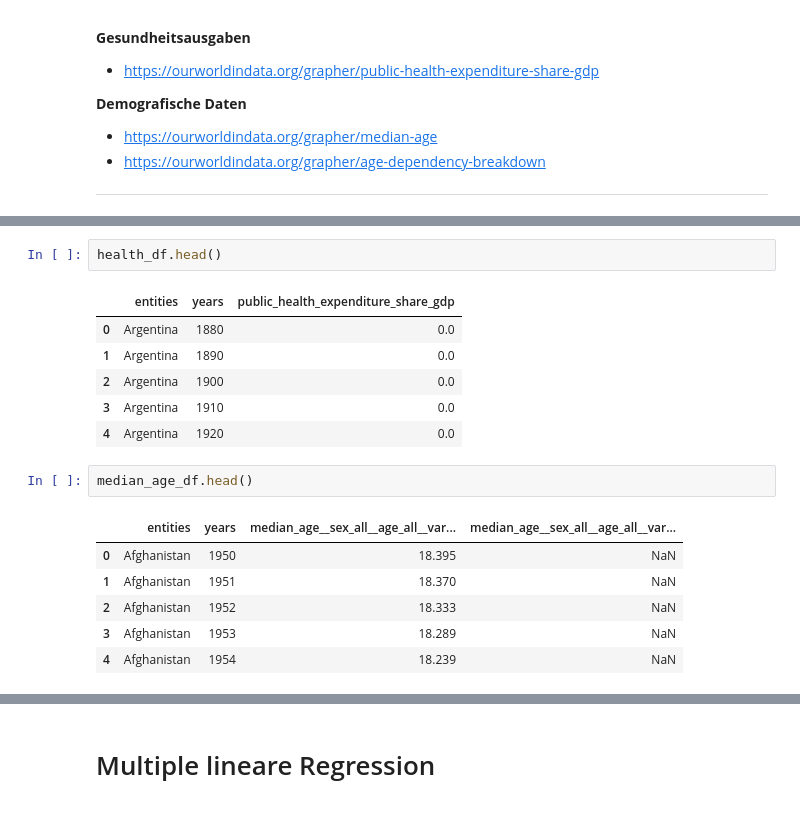
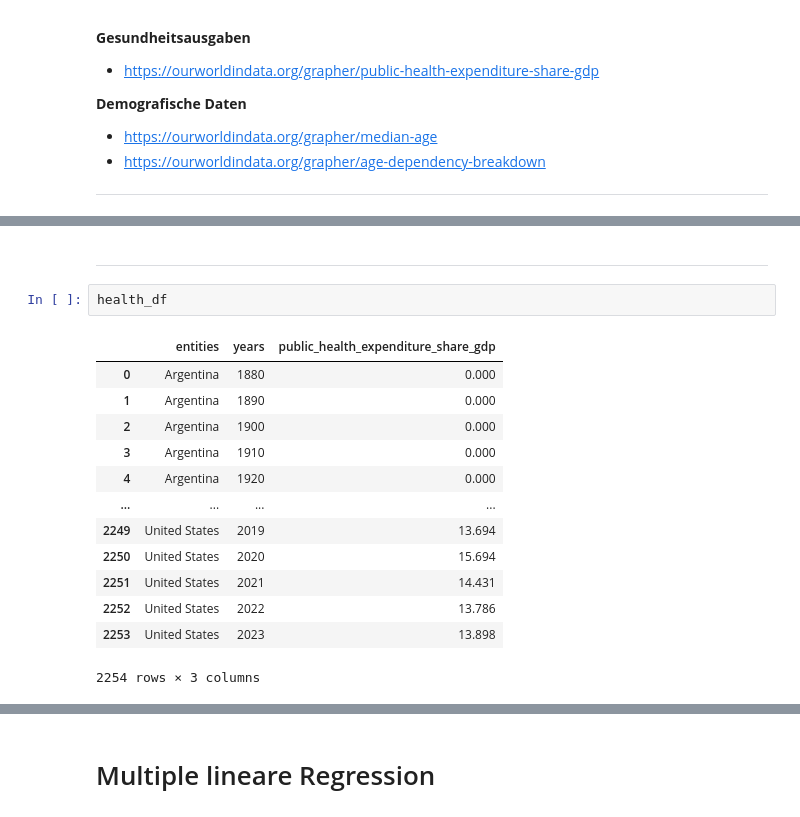
Before and after one commit to TobiasMaissen/cas_statistik_davi, a Jupyter notebook: our_world_in_data_expl.ipynb, the cells around one changed output, grey strips where cells are left out. Drawn from its saved outputs; the diff is of its cells as text.

```diff
--- a/our_world_in_data_expl.ipynb
+++ b/our_world_in_data_expl.ipynb
@@ -87,18 +191,18 @@ ai_training_df.head()
+# %% [markdown]
+---
 # %%
-health_df.head()
+health_df
 # %% [output]
 |  | entities | years | public_health_expenditure_share_gdp |
-| 0 | Argentina | 1880 | 0.0 |
-| 1 | Argentina | 1890 | 0.0 |
-| 2 | Argentina | 1900 | 0.0 |
-| 3 | Argentina | 1910 | 0.0 |
-| 4 | Argentina | 1920 | 0.0 |
+| 0 | Argentina | 1880 | 0.000 |
+| 1 | Argentina | 1890 | 0.000 |
+| 2 | Argentina | 1900 | 0.000 |
+| 3 | Argentina | 1910 | 0.000 |
+| 4 | Argentina | 1920 | 0.000 |
+| ... | ... | ... | ... |
+| 2249 | United States | 2019 | 13.694 |
+| 2250 | United States | 2020 | 15.694 |
+| 2251 | United States | 2021 | 14.431 |
+| 2252 | United States | 2022 | 13.786 |
+| 2253 | United States | 2023 | 13.898 |
+2254 rows × 3 columns
-# %%
-median_age_df.head()
-# %% [output]
-|  | entities | years | median_age__sex_all__age_all__var... | median_age__sex_all__age_all__var... |
-| 0 | Afghanistan | 1950 | 18.395 | NaN |
-| 1 | Afghanistan | 1951 | 18.370 | NaN |
-| 2 | Afghanistan | 1952 | 18.333 | NaN |
-| 3 | Afghanistan | 1953 | 18.289 | NaN |
-| 4 | Afghanistan | 1954 | 18.239 | NaN |
```
Also changed, not shown: parts of 44 cells of this notebook.
